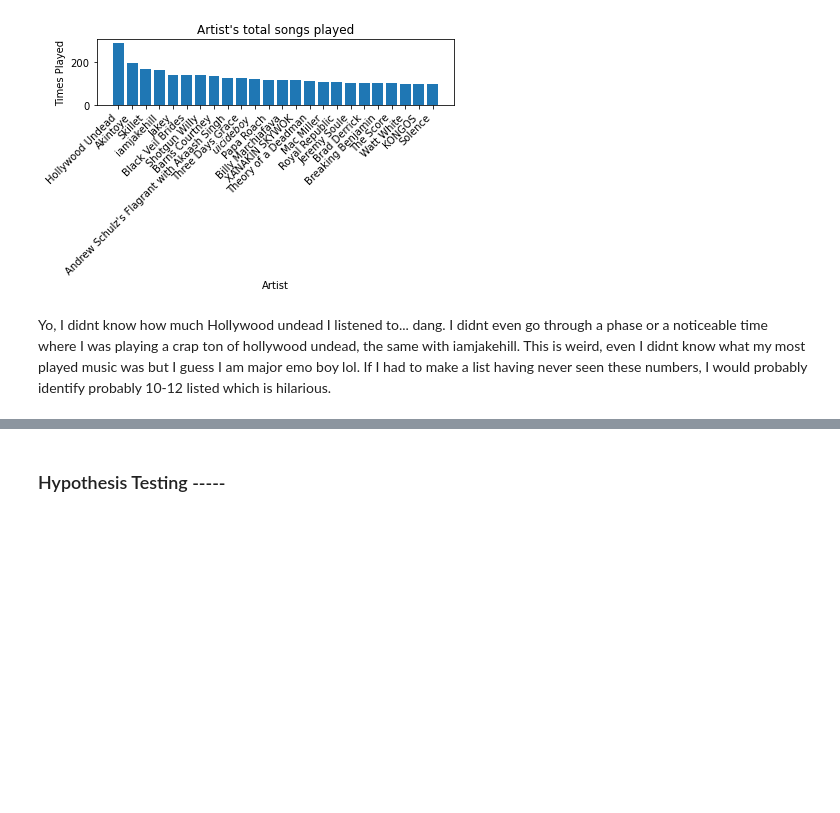
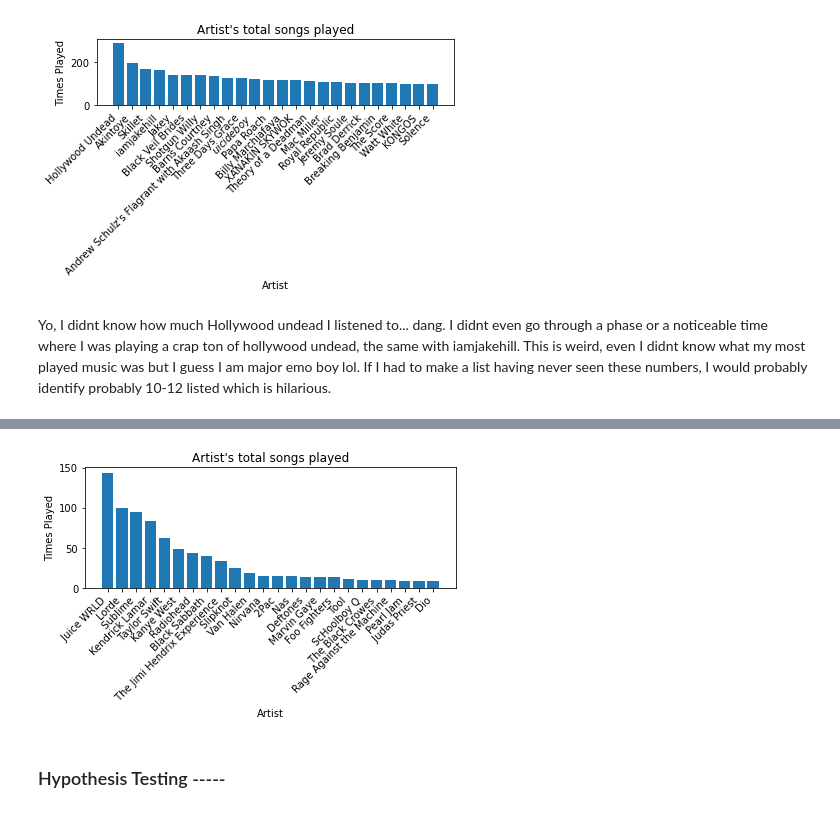
Before and after one commit to JPNealon/CS222-FinalProject, a Jupyter notebook: Project.ipynb, the cells around one changed output, grey strips where cells are left out. Cells and saved outputs as stored; diff of their text form; code cells hidden in the pictures; blank space fills up the shorter version.

```diff
--- a/Project.ipynb
+++ b/Project.ipynb
@@ -79,3 +67,7 @@ Yo, I didnt know how much Hollywood undead I listened to... dang. I didnt even g
+# %%
+utils.graph_ryder_favorite_artists(ryder_df)
+# %% [output]
+[figure, added]
 # %% [markdown]
 ### Hypothesis Testing -----
 # %% [markdown]
```
Also changed, not shown: parts of 4 cells of this notebook, 1 other file.
